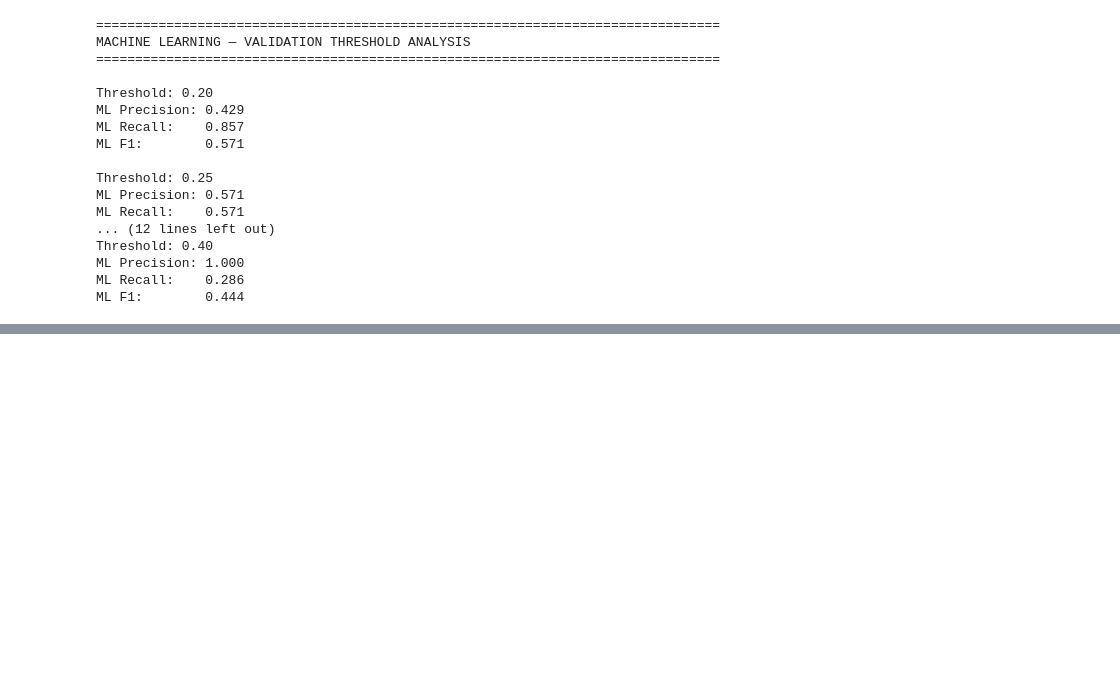
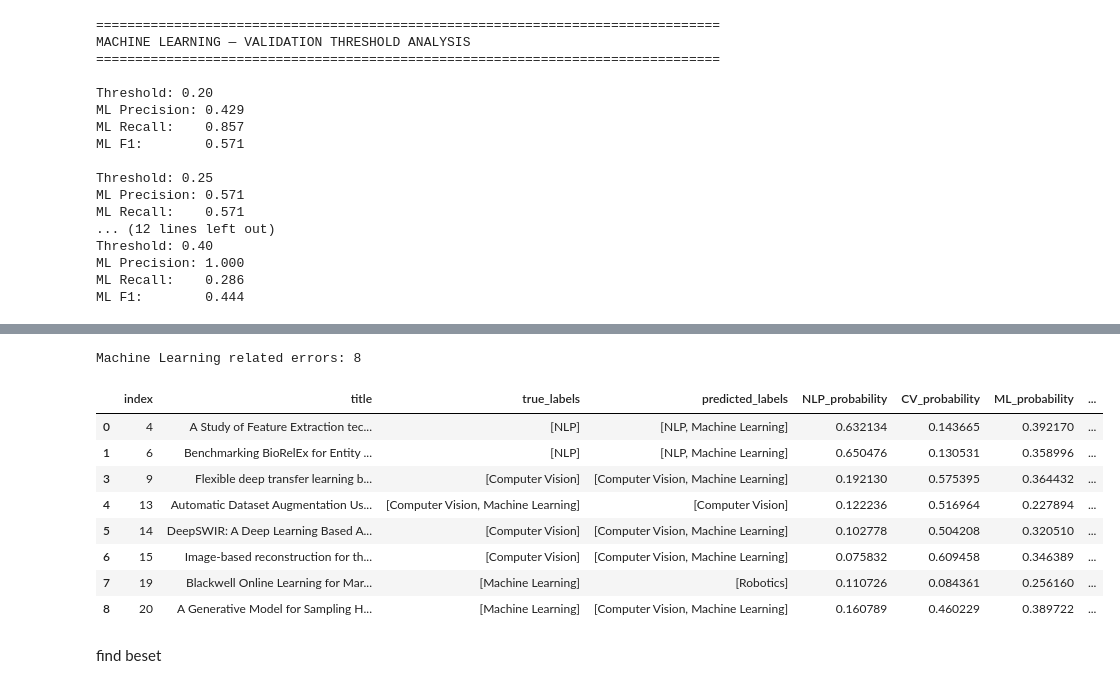
Before and after one commit to ayberkpalta/LLM-A-to-Z, a Jupyter notebook: ResearchMindAI_project/notebooks/04_text_prep.ipynb, the cells around one changed output, grey strips where cells are left out. Drawn from its saved outputs; the diff is of its cells as text; code cells hidden in the pictures; blank space fills up the shorter version.

```diff
--- a/ResearchMindAI_project/notebooks/04_text_prep.ipynb
+++ b/ResearchMindAI_project/notebooks/04_text_prep.ipynb
@@ -1390,0 +1996,18 @@ ML F1:        0.444
+# %%
+from sklearn.multiclass import OneVsRestClassifier
+from sklearn.linear_model import LogisticRegression
+
+final_embedding_model = OneVsRestClassifier(
+    LogisticRegression(
+        C=1,
+        max_iter=2000,
+        random_state=42
+    )
+)
+
+final_embedding_model.fit(
+    X_train_val_embedding,
+    Y_train_val_embedding
+)
+
+print("Final embedding classifier trained successfully!")
@@ -1390,0 +2226,27 @@ ML F1:        0.444
+# %%
+ml_errors = error_df[
+    error_df["true_labels"].apply(
+        lambda x: "Machine Learning" in x
+    )
+    |
+    error_df["predicted_labels"].apply(
+        lambda x: "Machine Learning" in x
+    )
+]
+
+print("Machine Learning related errors:", len(ml_errors))
+
+ml_errors
+# %% [output]
+Machine Learning related errors: 8
+|  | index | title | true_labels | predicted_labels | NLP_probability | CV_probability | ML_probability | ... |
+| 0 | 4 | A Study of Feature Extraction tec... | [NLP] | [NLP, Machine Learning] | 0.632134 | 0.143665 | 0.392170 | ... |
+| 1 | 6 | Benchmarking BioRelEx for Entity ... | [NLP] | [NLP, Machine Learning] | 0.650476 | 0.130531 | 0.358996 | ... |
+| 3 | 9 | Flexible deep transfer learning b... | [Computer Vision] | [Computer Vision, Machine Learning] | 0.192130 | 0.575395 | 0.364432 | ... |
+| 4 | 13 | Automatic Dataset Augmentation Us... | [Computer Vision, Machine Learning] | [Computer Vision] | 0.122236 | 0.516964 | 0.227894 | ... |
+| 5 | 14 | DeepSWIR: A Deep Learning Based A... | [Computer Vision] | [Computer Vision, Machine Learning] | 0.102778 | 0.504208 | 0.320510 | ... |
+| 6 | 15 | Image-based reconstruction for th... | [Computer Vision] | [Computer Vision, Machine Learning] | 0.075832 | 0.609458 | 0.346389 | ... |
+| 7 | 19 | Blackwell Online Learning for Mar... | [Machine Learning] | [Robotics] | 0.110726 | 0.084361 | 0.256160 | ... |
+| 8 | 20 | A Generative Model for Sampling H... | [Machine Learning] | [Computer Vision, Machine Learning] | 0.160789 | 0.460229 | 0.389722 | ... |
+# %% [markdown]
+find beset
```
Also changed, not shown: parts of 32 cells of this notebook, 2 other files.
